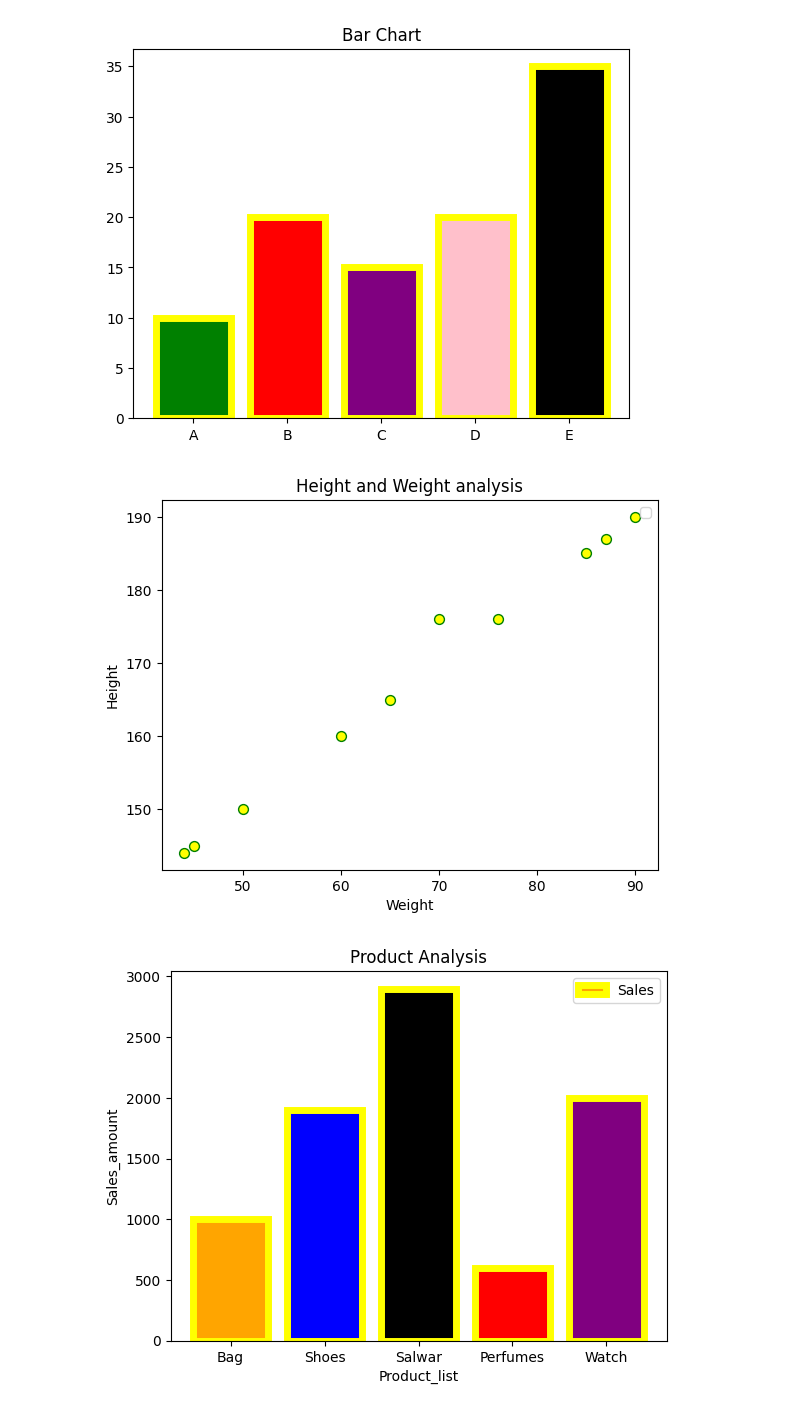
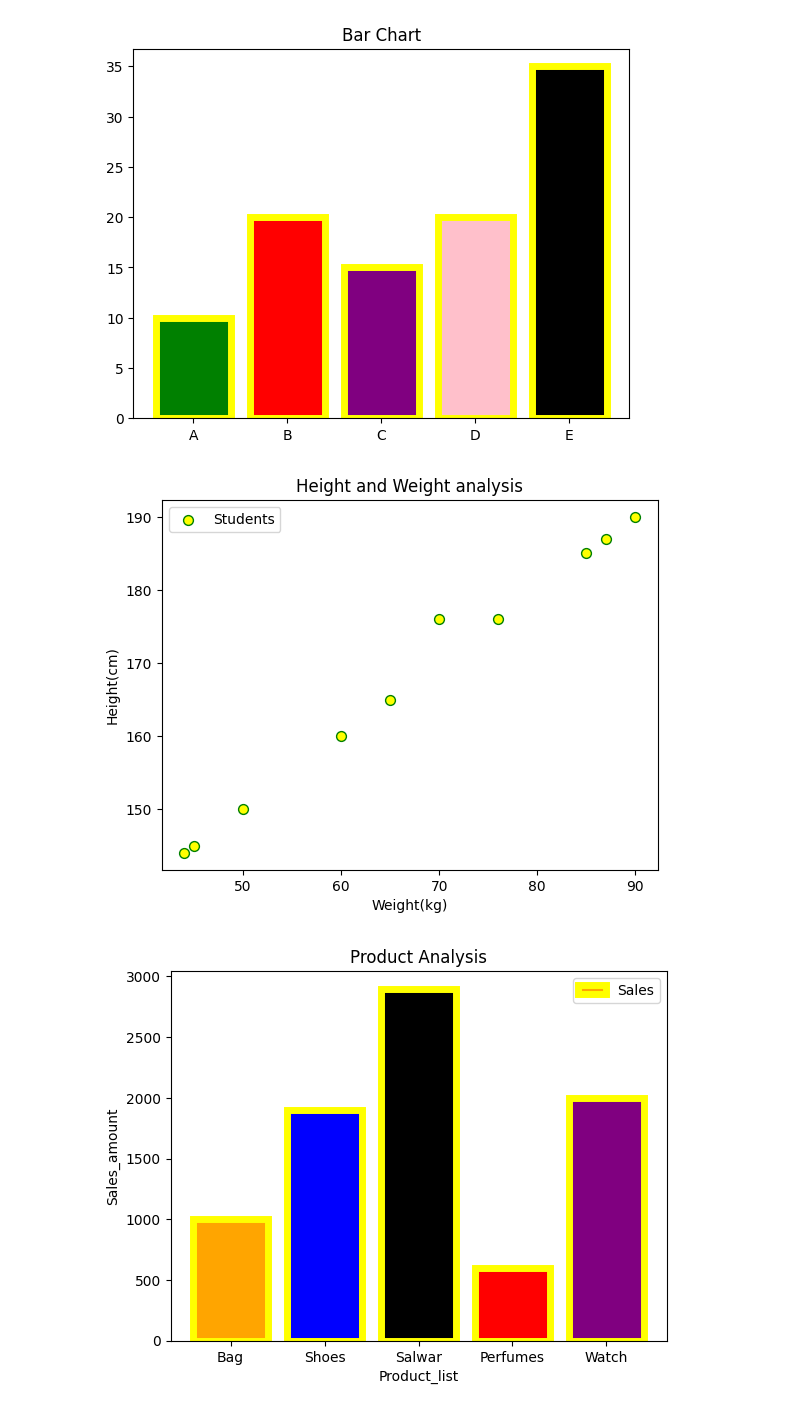
Before and after one commit to cenna-alias/test, a Jupyter notebook: line_plot.ipynb, the cells around one changed output. Cells and saved outputs as stored; diff of their text form; code cells hidden in the pictures.

```diff
--- a/line_plot.ipynb
+++ b/line_plot.ipynb
@@ -81,14 +97,14 @@ plt.show()
 # %%
 weight = (50,70,85,90,45,65,76,87,44,60)
 height = (150,176,185,190,145,165,176,187,144,160)
-plt.scatter(weight,height,s=50,facecolors='yellow',edgecolors='green')
-plt.xlabel("Weight")
-plt.ylabel("Height")
+plt.scatter(weight,height,s=50,facecolors='yellow',edgecolors='green',label='Students')
+plt.xlabel("Weight(kg)")
+plt.ylabel("Height(cm)")
 plt.legend()
 plt.title("Height and Weight analysis")
 plt.show()
 # %% [output]
-[figure, old version]
+[figure, new version]
 # %%
 product_list = ['Bag','Shoes','Salwar','Perfumes','Watch']
 sales_amount = (999,1899,2900,599,1999)
```
Also changed, not shown: parts of 4 cells of this notebook.
